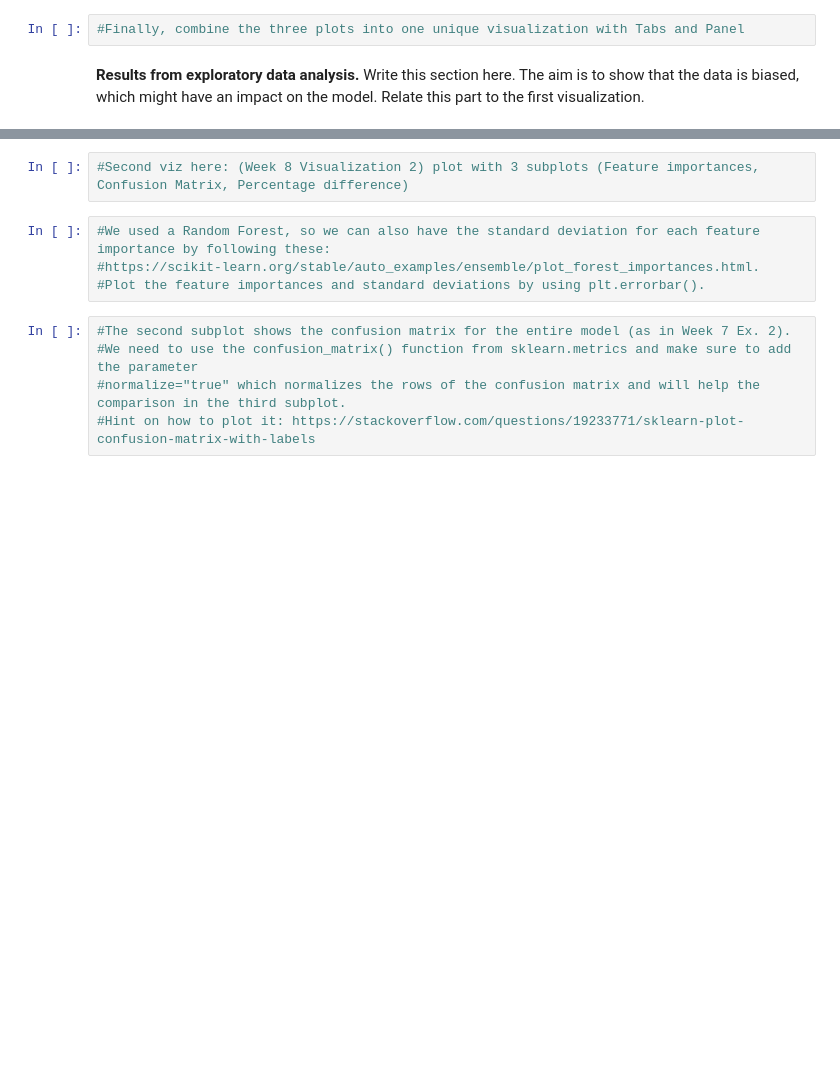
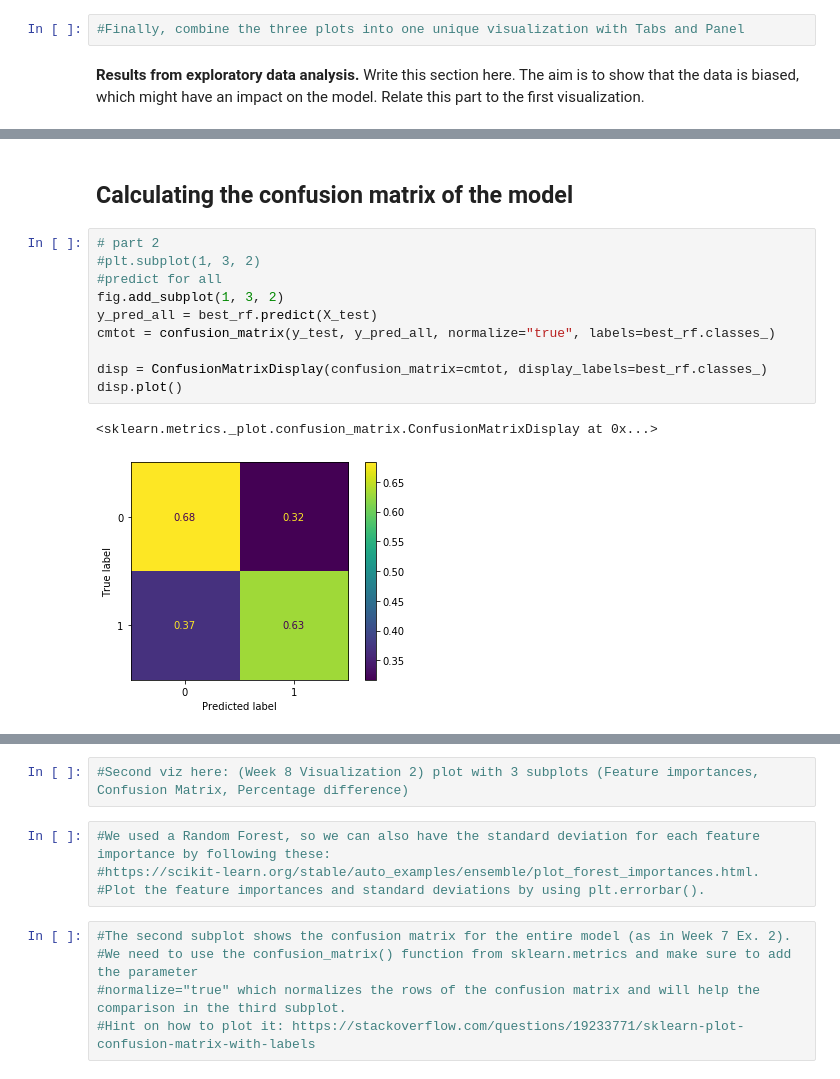
Before and after one commit to player1s/SocialDataWithTheBESTGroupEver, a Jupyter notebook: assignments/Assignment2_.ipynb, the cells around one changed output, grey strips where cells are left out. Cells and saved outputs as stored; diff of their text form; blank space fills up the shorter version.

```diff
--- a/assignments/Assignment2_.ipynb
+++ b/assignments/Assignment2_.ipynb
@@ -939,0 +997,15 @@ Loading BokehJS ...
+# %% [markdown]
+## Calculating the confusion matrix of the model
+# %%
+# part 2
+#plt.subplot(1, 3, 2)
+#predict for all
+fig.add_subplot(1, 3, 2)
+y_pred_all = best_rf.predict(X_test)
+cmtot = confusion_matrix(y_test, y_pred_all, normalize="true", labels=best_rf.classes_)
+
+disp = ConfusionMatrixDisplay(confusion_matrix=cmtot, display_labels=best_rf.classes_)
+disp.plot()
+# %% [output]
+<sklearn.metrics._plot.confusion_matrix.ConfusionMatrixDisplay at 0x...>
+[figure, added]
```
Also changed, not shown: parts of 28 cells of this notebook.
